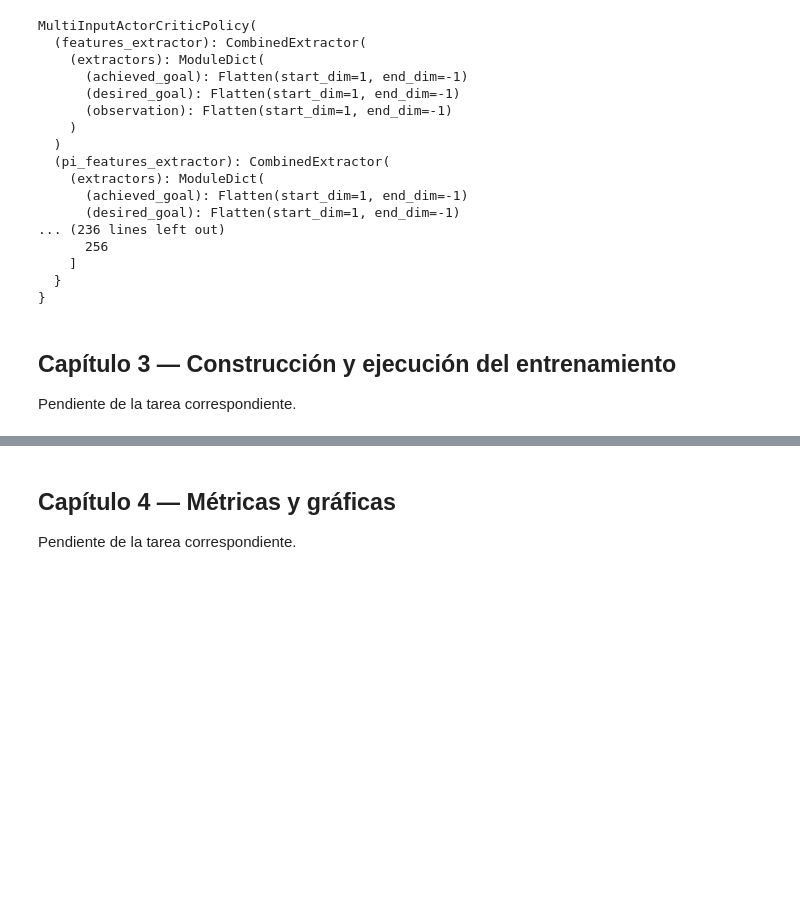
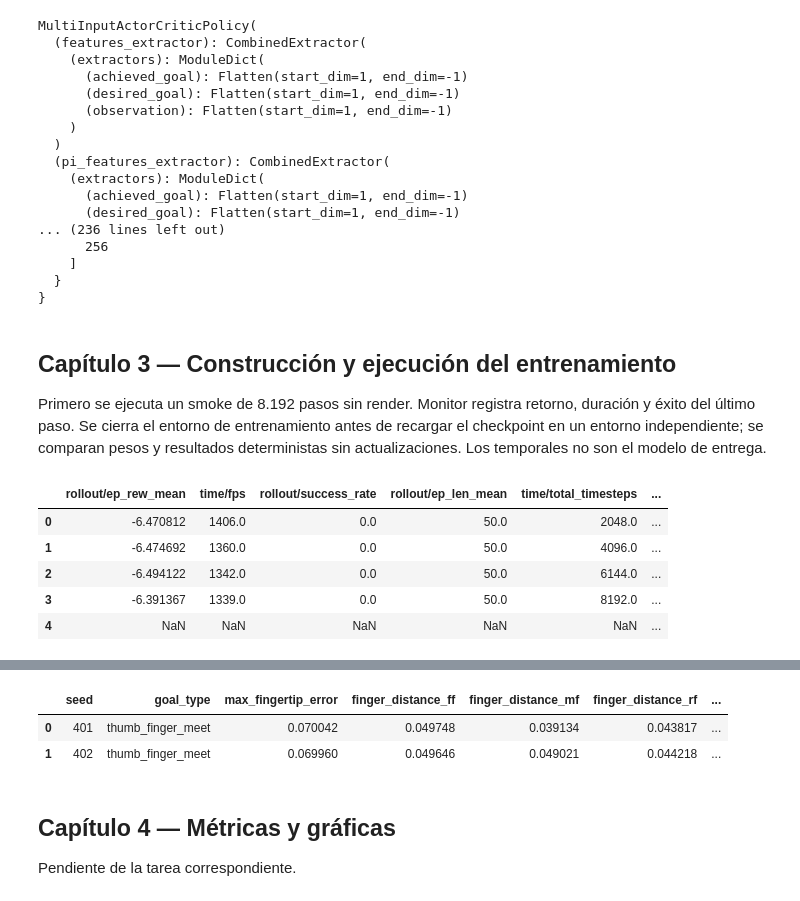
Before and after one commit to j-mauro-r/reinforcement_learning_reto_2, a Jupyter notebook: 3-HandReachDense/HandReachDense.ipynb, the cells around one changed output, grey strips where cells are left out. Cells and saved outputs as stored; diff of their text form; code cells hidden in the pictures; blank space fills up the shorter version.

Commit message:
feat(hand): Pass four PPO rollouts and deterministic reload evaluation — Task 4 of PLAN_hand_reach_dense

```diff
--- a/3-HandReachDense/HandReachDense.ipynb
+++ b/3-HandReachDense/HandReachDense.ipynb
@@ -71,6 +71,7 @@ VIDEO_DIR = MODEL_ROOT / "videos"
 RESULTS_DIR = MODEL_ROOT / "results"
 FIGURES_DIR = RESULTS_DIR / "figures"
 RUNS_DIR = MODEL_ROOT / "runs"
+SMOKE_DIR = PROJECT_ROOT / "tmp" / "hand_smoke"
 FINAL_MODEL = MODEL_DIR / "hand_reach_ppo.zip"
 METADATA_PATH = FINAL_MODEL.with_suffix(".metadata.json")
 for directory in (MODEL_DIR, VIDEO_DIR, RESULTS_DIR, FIGURES_DIR, RUNS_DIR):
@@ -355,4 +356,65 @@ MultiInputActorCriticPolicy(
 # %% [markdown]
 ## Capítulo 3 — Construcción y ejecución del entrenamiento
 
-Pendiente de la tarea correspondiente.
+Primero se ejecuta un smoke de 8.192 pasos sin render. Monitor registra retorno, duración y éxito del último paso. Se cierra el entorno de entrenamiento antes de recargar el checkpoint en un entorno independiente; se comparan pesos y resultados deterministas sin actualizaciones. Los temporales no son el modelo de entrega.
+# %%
+SMOKE_DIR.mkdir(parents=True, exist_ok=True)
+smoke_model_path = SMOKE_DIR / "smoke_ppo.zip"
+train_env = Monitor(make_env(CONFIG["train_seed"]), str(SMOKE_DIR / "training.monitor.csv"),
+                    info_keywords=("is_success",))
+model = build_model(train_env, "smoke")
+from stable_baselines3.common.logger import configure
+model.set_logger(configure(str(SMOKE_DIR), ["csv"]))
+initial_weights = {key: value.clone() for key, value in model.policy.state_dict().items()}
+started = time.perf_counter()
+try:
+    model.learn(total_timesteps=CONFIG["profiles"]["smoke"]["timesteps"])
+    smoke_seconds = time.perf_counter() - started
+    assert model.num_timesteps == CONFIG["profiles"]["smoke"]["timesteps"]
+    assert model._n_updates > 0
+    assert any(not torch.equal(value, initial_weights[key]) for key, value in model.policy.state_dict().items())
+    assert all(torch.isfinite(value).all() for value in model.policy.state_dict().values())
+    model.logger.dump(model.num_timesteps)
+    model.save(smoke_model_path)
+    original_smoke_eval = evaluate_policy(model, CONFIG["reload_seeds"])
+finally:
+    train_env.close()
+del initial_weights, model
+
+eval_env = make_env(CONFIG["reload_seeds"][0])
+try:
+    loaded = PPO.load(smoke_model_path, env=eval_env, device=CONFIG["device"])
+    obs, _ = eval_env.reset(seed=CONFIG["reload_seeds"][0])
+    action, _ = loaded.predict(obs, deterministic=True)
+    assert action.shape == (20,) and eval_env.action_space.contains(action)
+    before = {key: value.clone() for key, value in loaded.policy.state_dict().items()}
+    updates_before = loaded._n_updates
+    smoke_eval = evaluate_policy(loaded, CONFIG["reload_seeds"])
+    pd.testing.assert_frame_equal(smoke_eval, original_smoke_eval)
+    assert loaded._n_updates == updates_before
+    assert all(torch.equal(value, before[key]) for key, value in loaded.policy.state_dict().items())
+    assert np.isfinite(smoke_eval[["episode_return", "final_goal_distance"]]).all().all()
+    smoke_log = pd.read_csv(SMOKE_DIR / "training.monitor.csv", comment="#")
+    assert len(smoke_log) == CONFIG["profiles"]["smoke"]["timesteps"] // 50 and np.isfinite(smoke_log[["r", "l", "t"]]).all().all()
+    smoke_eval.to_csv(SMOKE_DIR / "evaluation.csv", index=False)
+    ppo_log = pd.read_csv(SMOKE_DIR / "progress.csv")
+    for column in ["train/approx_kl", "train/clip_fraction", "train/entropy_loss", "train/value_loss", "train/std"]:
+        values = ppo_log[column].dropna()
+        assert len(values) > 0 and np.isfinite(values).all()
+    display(ppo_log)
+    smoke_evidence = {"timesteps": loaded.num_timesteps, "gradient_updates": loaded._n_updates,
+                      "training_seconds": smoke_seconds, "versions": VERSIONS,
+                      "save_reload_eval_pass": True, "evaluation_episodes": len(smoke_eval)}
+    write_json(SMOKE_DIR / "smoke.json", smoke_evidence)
+    print(json.dumps(smoke_evidence, indent=2))
+    display(smoke_eval)
+finally:
+    eval_env.close()
+    del loaded
+# %% [output]
+|  | rollout/ep_rew_mean | time/fps | rollout/success_rate | rollout/ep_len_mean | time/total_timesteps | ... |
+| 0 | -6.470812 | 1406.0 | 0.0 | 50.0 | 2048.0 | ... |
+| 1 | -6.474692 | 1360.0 | 0.0 | 50.0 | 4096.0 | ... |
+| 2 | -6.494122 | 1342.0 | 0.0 | 50.0 | 6144.0 | ... |
+| 3 | -6.391367 | 1339.0 | 0.0 | 50.0 | 8192.0 | ... |
+| 4 | NaN | NaN | NaN | NaN | NaN | ... |
@@ -359,3 +441,6 @@ Pendiente de la tarea correspondiente.
+|  | seed | goal_type | max_fingertip_error | finger_distance_ff | finger_distance_mf | finger_distance_rf | ... |
+| 0 | 401 | thumb_finger_meet | 0.070042 | 0.049748 | 0.039134 | 0.043817 | ... |
+| 1 | 402 | thumb_finger_meet | 0.069960 | 0.049646 | 0.049021 | 0.044218 | ... |
 # %% [markdown]
 ## Capítulo 4 — Métricas y gráficas
 
```
Also changed, not shown: parts of 1 cell of this notebook.
